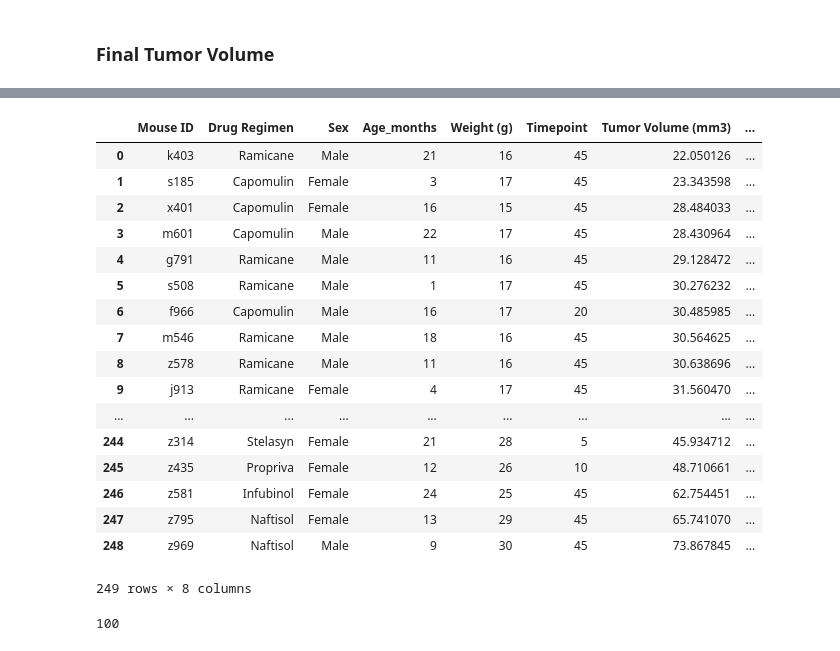
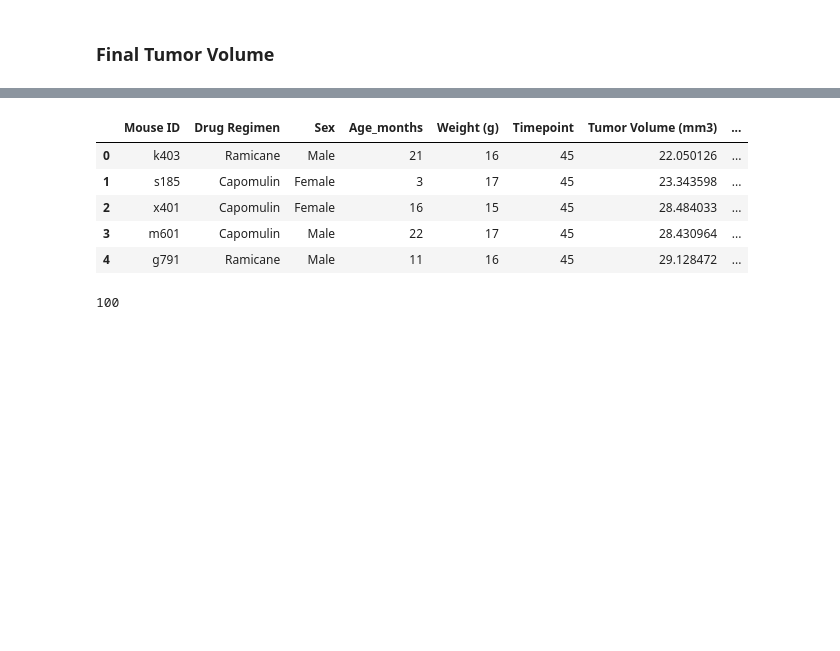
Before and after one commit to Pankaj-gh/Matplotlib-hw, a Jupyter notebook: main_script.ipynb, the cells around one changed output, grey strips where cells are left out. Saved outputs shown, nothing was run; the diff lists cells and outputs as text; code cells hidden in the pictures; blank space fills up the shorter version.

```diff
--- a/main_script.ipynb
+++ b/main_script.ipynb
@@ -246,26 +224,14 @@ df_int = pd.DataFrame({'Timepoint':ids})
 # %%
 df_merge=pd.merge(df,df_int,on=['Mouse ID','Timepoint'])
 # %%
-df_merge
+df_merge.head()
 # %% [output]
 |  | Mouse ID | Drug Regimen | Sex | Age_months | Weight (g) | Timepoint | Tumor Volume (mm3) | ... |
 | 0 | k403 | Ramicane | Male | 21 | 16 | 45 | 22.050126 | ... |
 | 1 | s185 | Capomulin | Female | 3 | 17 | 45 | 23.343598 | ... |
 | 2 | x401 | Capomulin | Female | 16 | 15 | 45 | 28.484033 | ... |
 | 3 | m601 | Capomulin | Male | 22 | 17 | 45 | 28.430964 | ... |
 | 4 | g791 | Ramicane | Male | 11 | 16 | 45 | 29.128472 | ... |
-| 5 | s508 | Ramicane | Male | 1 | 17 | 45 | 30.276232 | ... |
-| 6 | f966 | Capomulin | Male | 16 | 17 | 20 | 30.485985 | ... |
-| 7 | m546 | Ramicane | Male | 18 | 16 | 45 | 30.564625 | ... |
-| 8 | z578 | Ramicane | Male | 11 | 16 | 45 | 30.638696 | ... |
-| 9 | j913 | Ramicane | Female | 4 | 17 | 45 | 31.560470 | ... |
-| ... | ... | ... | ... | ... | ... | ... | ... | ... |
-| 244 | z314 | Stelasyn | Female | 21 | 28 | 5 | 45.934712 | ... |
-| 245 | z435 | Propriva | Female | 12 | 26 | 10 | 48.710661 | ... |
-| 246 | z581 | Infubinol | Female | 24 | 25 | 45 | 62.754451 | ... |
-| 247 | z795 | Naftisol | Female | 13 | 29 | 45 | 65.741070 | ... |
-| 248 | z969 | Naftisol | Male | 9 | 30 | 45 | 73.867845 | ... |
-249 rows × 8 columns
 # %%
 drugs=['Ramicane','Capomulin','Infubinol','Ceftamin']
 # %%
```
Also changed, not shown: parts of 18 cells of this notebook.
